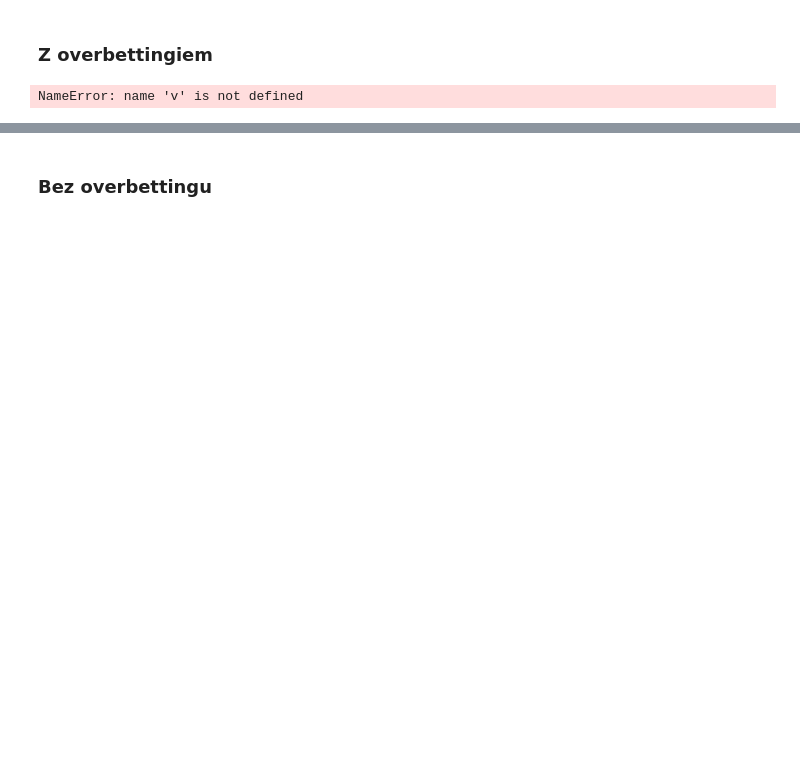
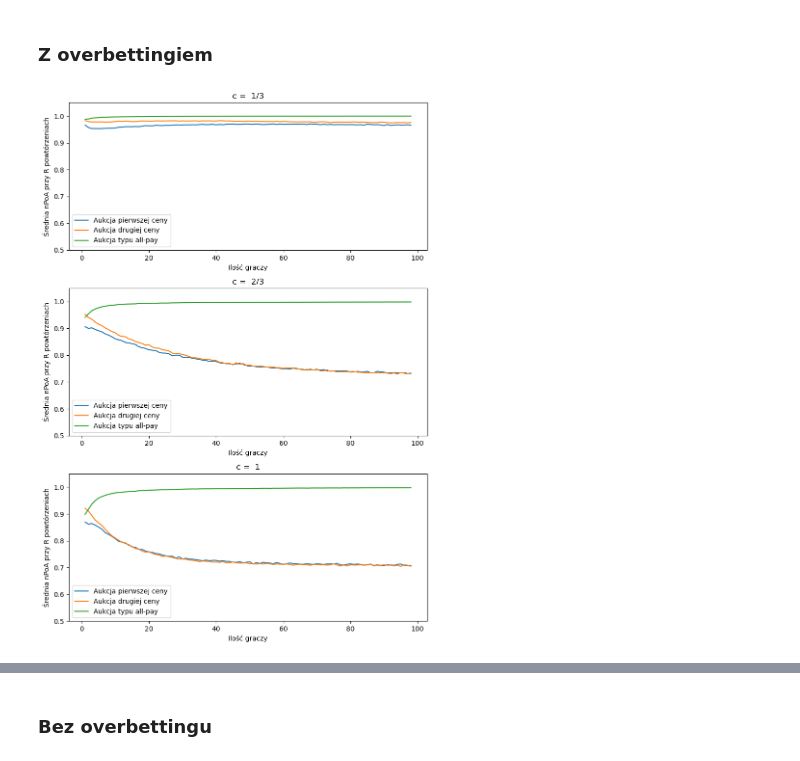
Before and after one commit to mlwnavis/PriceOfAnarchyAuctions, a Jupyter notebook: Comparison_variance.ipynb, the cells around one changed output, grey strips where cells are left out. Cells and saved outputs as stored; diff of their text form; code cells hidden in the pictures; blank space fills up the shorter version.

```diff
--- a/Comparison_variance.ipynb
+++ b/Comparison_variance.ipynb
@@ -85,13 +30,11 @@ def simulate_auctions_uniform(r, n):
 # %% [markdown]
 ### Z overbettingiem
 # %%
-Amean_first, Amean_second, Amean_all = simulate_auctions(v, 1, 10000, 100, 1)
+Amean_first, Amean_second, Amean_all = simulate_auctions_norm(0, 10000, 100, 1)
-# %% [output]
-NameError: name 'v' is not defined
 # %%
-Bmean_first, Bmean_second, Bmean_all = simulate_auctions(v, 1, 10000, 100, 2)
+Bmean_first, Bmean_second, Bmean_all = simulate_auctions_norm(0, 10000, 100, 2)
 # %%
-Cmean_first, Cmean_second, Cmean_all = simulate_auctions(v, 1, 10000, 100, 3)
+Cmean_first, Cmean_second, Cmean_all = simulate_auctions_norm(0, 10000, 100, 3)
 # %%
 plt.figure(figsize=(8.27, 11.69))
 
@@ -99,37 +42,39 @@ ax1 = plt.subplot(3, 1, 1)
 ax1.plot(range(1, len(Amean_first) + 1), Amean_first, label='Aukcja pierwszej ceny')
 ax1.plot(range(1, len(Amean_second) + 1), Amean_second, label='Aukcja drugiej ceny')
 ax1.plot(range(1, len(Amean_all) + 1), Amean_all, label='Aukcja typu all-pay')
-ax1.title.set_text('a = 1/3')
+ax1.title.set_text('c =  1/3')
 ax1.legend(loc = 'lower left')
 plt.xlabel('Ilość graczy')
 plt.ylabel('Średnia nPoA przy R powtórzeniach')
 ax1.set_ylim([0.5, 1.05])
 plt.legend()
 
 ax2 =plt.subplot(3, 1, 2)
 ax2.plot(range(1, len(Bmean_first) + 1), Bmean_first, label='Aukcja pierwszej ceny')
 ax2.plot(range(1, len(Bmean_second) + 1), Bmean_second, label='Aukcja drugiej ceny')
 ax2.plot(range(1, len(Bmean_all) + 1), Bmean_all, label='Aukcja typu all-pay')
-ax2.title.set_text('a = 2/3')
+ax2.title.set_text('c =  2/3')
 ax2.legend(loc = 'lower left')
 plt.xlabel('Ilość graczy')
 plt.ylabel('Średnia nPoA przy R powtórzeniach')
 ax2.set_ylim([0.5, 1.05])
 plt.legend()
 
 ax3 = plt.subplot(3, 1, 3)
 ax3.plot(range(1, len(Cmean_first) + 1), Cmean_first, label='Aukcja pierwszej ceny')
 ax3.plot(range(1, len(Cmean_second) + 1), Cmean_second, label='Aukcja drugiej ceny')
 ax3.plot(range(1, len(Cmean_all) + 1), Cmean_all, label='Aukcja typu all-pay')
-ax3.title.set_text('a = 1')
+ax3.title.set_text('c =  1')
 ax3.legend(loc = 'lower left')
 ax3.set_ylim([0.5, 1.05])
 plt.xlabel('Ilość graczy')
 plt.ylabel('Średnia nPoA przy R powtórzeniach')
 
 plt.tight_layout()
 
-plt.savefig('pictures/overbetting/comparison.png')
+plt.savefig('pictures/extras/comparison_overbetting1.png')
 plt.tight_layout()
 plt.show()
+# %% [output]
+[figure, added]
 # %%
```
Also changed, not shown: parts of 21 cells of this notebook, 12 other files.
